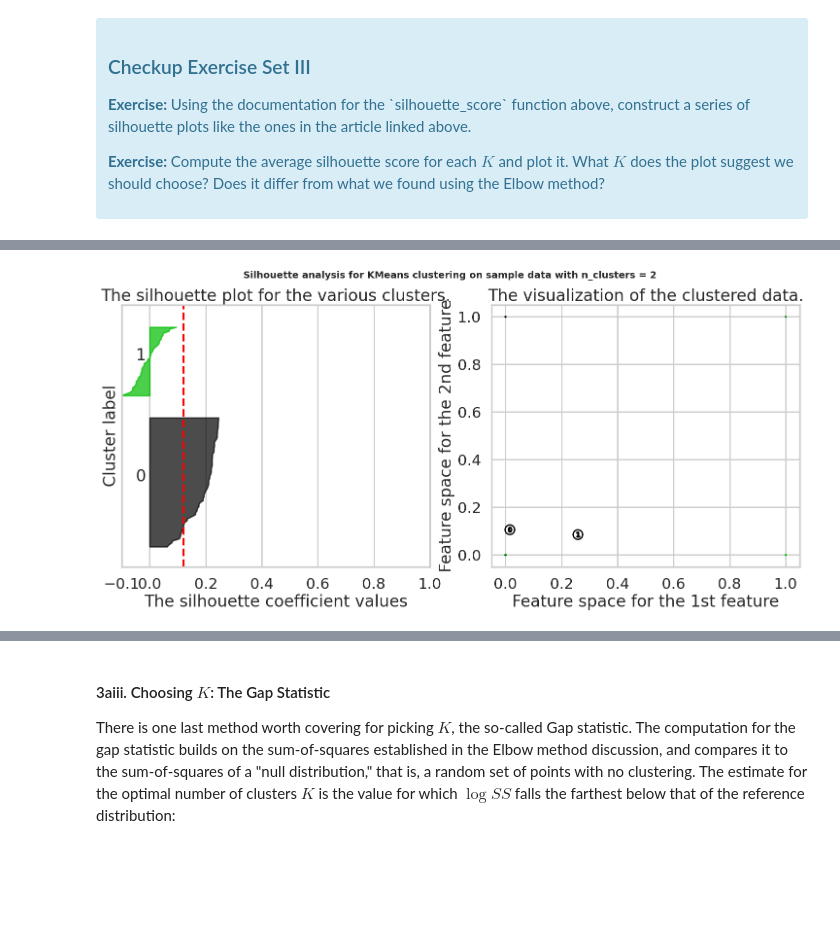
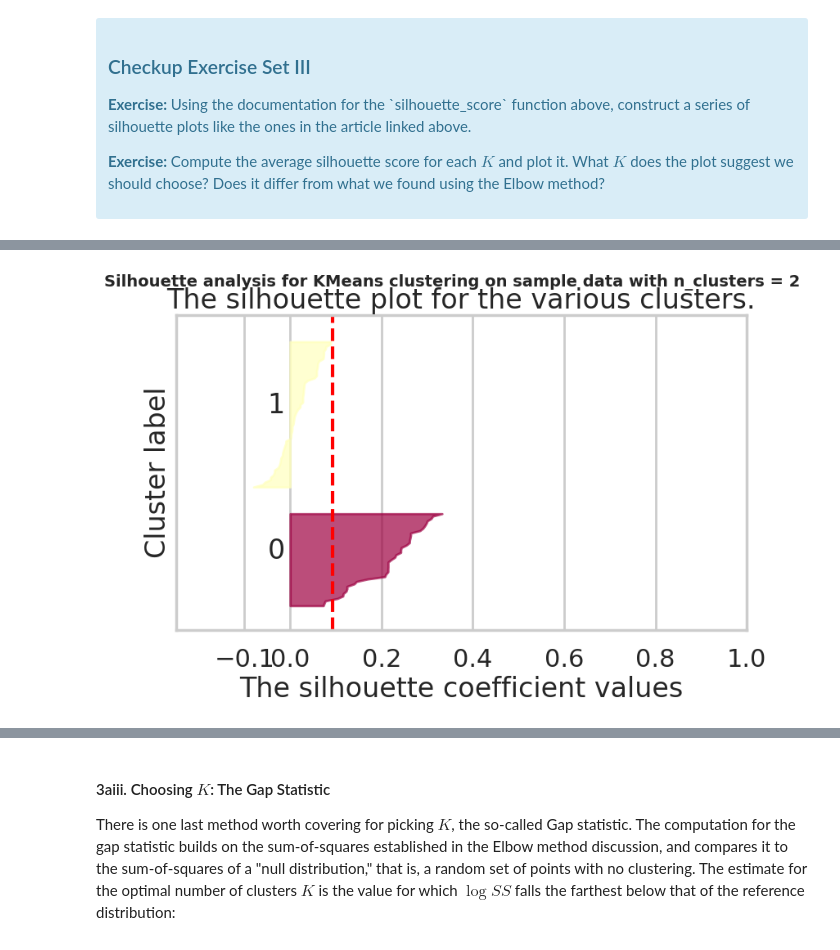
Before and after one commit to dqminhv/1602764303_Clustering_Case_Study_updated_10_15_2020, a Jupyter notebook: Clustering Case Study - Customer Segmentation with K-Means - Tier 3.ipynb, the cells around one changed output, grey strips where cells are left out. Drawn from its saved outputs; the diff is of its cells as text; code cells hidden in the pictures; blank space fills up the shorter version.

```diff
--- a/Clustering Case Study - Customer Segmentation with K-Means - Tier 3.ipynb
+++ b/Clustering Case Study - Customer Segmentation with K-Means - Tier 3.ipynb
@@ -247,112 +253,84 @@ Source: http://www.stat.berkeley.edu/~spector/s133/Clus.html
 <p><b>Exercise:</b> Compute the average silhouette score for each $K$ and plot it. What $K$ does the plot suggest we should choose? Does it differ from what we found using the Elbow method?</p>
 </div>
 # %%
+import sklearn.metrics
 import matplotlib.cm as cm
-from sklearn.metrics import silhouette_samples, silhouette_score
 
-range_n_clusters = [2, 3, 4, 5, 6]
+# Make an empty list called avg_silhouette_scores
+avg_silhouette_scores = []
+Krange  = list(range(2, 11))
 
-for n_clusters in range_n_clusters:
-    # Create a subplot with 1 row and 2 columns
-    fig, (ax1, ax2) = plt.subplots(1, 2)
-    fig.set_size_inches(18, 7)
+# Iterate through Krange with variable K as before
+for K in Krange:
+    fig, ax1 = plt.subplots(1, 1)
+    fig.set_size_inches(9, 5)
 
     # The 1st subplot is the silhouette plot
     # The silhouette coefficient can range from -1, 1 but in this example all
     # lie within [-0.1, 1]
-    ax1.set_xlim([-0.1, 1])
+    # Call set_xlim on ax1
+    ax1.set_xlim([-0.25, 1])
     # The (n_clusters+1)*10 is for inserting blank space between silhouette
     # plots of individual clusters, to demarcate them clearly.
-    ax1.set_ylim([0, len(x_cols) + (n_clusters + 1) * 10])
+    ax1.set_ylim([0, len(x_cols) + (K + 1) * 10])
 
     # Initialize the clusterer with n_clusters value and a random generator
     # seed of 10 for reproducibility.
-    clusterer = KMeans(n_clusters=n_clusters, n_init="auto", random_state=10)
+    clusterer = sklearn.cluster.KMeans(n_clusters=K, random_state=10)
     cluster_labels = clusterer.fit_predict(x_cols)
 
     # The silhouette_score gives the average value for all the samples.
     # This gives a perspective into the density and separation of the formed
     # clusters
-    silhouette_avg = silhouette_score(x_cols, cluster_labels)
-    print(
-        "For n_clusters =",
-        n_clusters,
-        "The average silhouette_score is :",
-        silhouette_avg,
-    )
+    # Make a variable called silhouette_avg. Set the parameters to silhouette_score to X, and cluster_labels
+    silhouette_avg  = sklearn.metrics.silhouette_score(x_cols, cluster_labels)
+    avg_silhouette_scores.append(silhouette_avg)
 
     # Compute the silhouette scores for each sample
-    sample_silhouette_values = silhouette_samples(x_cols, cluster_labels)
+    # Call sklearn.metrics.silhouette_samples with the below parameters
+    sample_silhouette_values = sklearn.metrics.silhouette_samples(x_cols, cluster_labels)
 
     y_lower = 10
-    for i in range(n_clusters):
+    for i in range(K):
         # Aggregate the silhouette scores for samples belonging to
         # cluster i, and sort them
-        ith_cluster_silhouette_values = sample_silhouette_values[cluster_labels == i]
+        # Make a variable called ith_cluster_silhouette_values
+        ith_cluster_silhouette_values = \
+            sample_silhouette_values[cluster_labels == i]
 
+        # Call sort() on this variable
         ith_cluster_silhouette_values.sort()
 
+        # Call shape[0] on ith_cluster_silhouette_values
         size_cluster_i = ith_cluster_silhouette_values.shape[0]
         y_upper = y_lower + size_cluster_i
 
-        color = cm.nipy_spectral(float(i) / n_clusters)
-        ax1.fill_betweenx(
-            np.arange(y_lower, y_upper),
-            0,
-            ith_cluster_silhouette_values,
-            facecolor=color,
-            edgecolor=color,
-            alpha=0.7,
-        )
+        cmap = cm.get_cmap("Spectral")
+        color = cmap(float(i) / K)
+        ax1.fill_betweenx(np.arange(y_lower, y_upper),
+                          0, ith_cluster_silhouette_values,
+                          facecolor=color, edgecolor=color, alpha=0.7)
 
         # Label the silhouette plots with their cluster numbers at the middle
+        # This requires calling text() on ax1
         ax1.text(-0.05, y_lower + 0.5 * size_cluster_i, str(i))
 
         # Compute the new y_lower for next plot
         y_lower = y_upper + 10  # 10 for the 0 samples
 
+    # Setting title, xlabel and ylabel
     ax1.set_title("The silhouette plot for the various clusters.")
     ax1.set_xlabel("The silhouette coefficient values")
     ax1.set_ylabel("Cluster label")
 
     # The vertical line for average silhouette score of all the values
+    # This requires axvline()
     ax1.axvline(x=silhouette_avg, color="red", linestyle="--")
 
     ax1.set_yticks([])  # Clear the yaxis labels / ticks
     ax1.set_xticks([-0.1, 0, 0.2, 0.4, 0.6, 0.8, 1])
 
-    # 2nd Plot showing the actual clusters formed
-    colors = cm.nipy_spectral(cluster_labels.astype(float) / n_clusters)
-    ax2.scatter(
-        x_cols[:, 0], x_cols[:, 1], marker=".", s=30, lw=0, alpha=0.7, c=colors, edgecolor="k"
-    )
-
-    # Labeling the clusters
-    centers = clusterer.cluster_centers_
-    # Draw white circles at cluster centers
-    ax2.scatter(
-        centers[:, 0],
-        centers[:, 1],
-        marker="o",
-        c="white",
-        alpha=1,
-        s=200,
-        edgecolor="k",
-    )
-
-    for i, c in enumerate(centers):
-        ax2.scatter(c[0], c[1], marker="$%d$" % i, alpha=1, s=50, edgecolor="k")
-
-    ax2.set_title("The visualization of the clustered data.")
-    ax2.set_xlabel("Feature space for the 1st feature")
-    ax2.set_ylabel("Feature space for the 2nd feature")
-
-    plt.suptitle(
-        "Silhouette analysis for KMeans clustering on sample data with n_clusters = %d"
-        % n_clusters,
-        fontsize=14,
-        fontweight="bold",
-    )
-
-plt.show()
+    plt.suptitle(("Silhouette analysis for KMeans clustering on sample data "
+                  "with n_clusters = %d" % K),
+                 fontsize=14, fontweight='bold')
 # %% [output]
@@ -364 +337 @@ For n_clusters = 6 The average silhouette_score is : 0.13064761652639884
-[figure, old version]
+[figure, new version]
```
Also changed, not shown: parts of 7 cells of this notebook.
